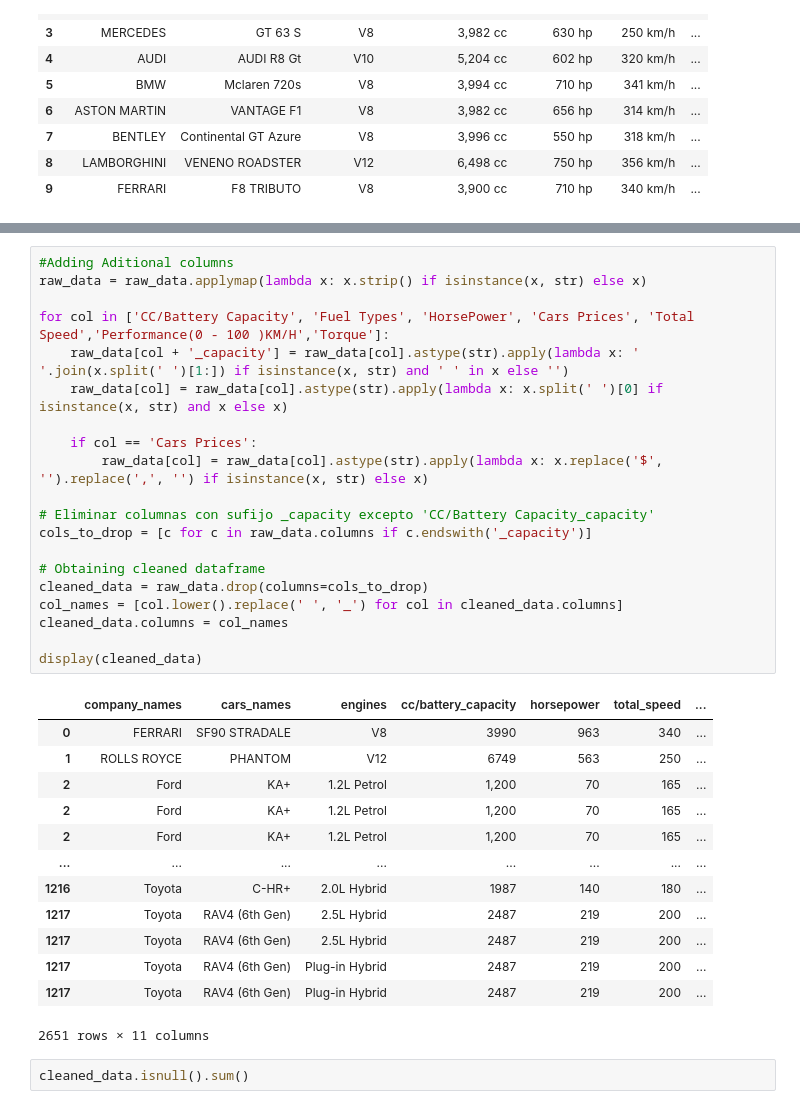
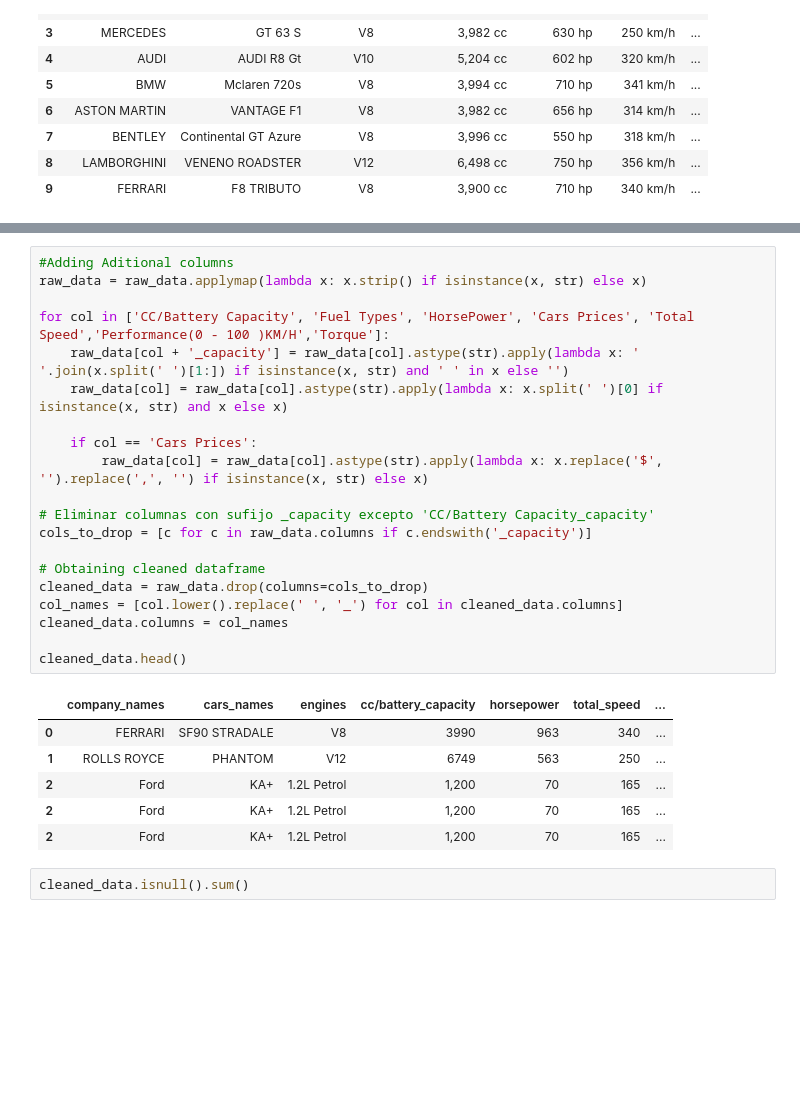
Before and after one commit to JoseSencion020796/Data-Science-Projects, a Jupyter notebook: Notebooks/Car_analysis_notebook.ipynb, the cells around one changed output, grey strips where cells are left out. Cells and saved outputs as stored; diff of their text form; blank space fills up the shorter version.

```diff
--- a/Notebooks/Car_analysis_notebook.ipynb
+++ b/Notebooks/Car_analysis_notebook.ipynb
@@ -73,37 +70,30 @@ raw_data.head(10)
 # %%
 #Adding Aditional columns
 raw_data = raw_data.applymap(lambda x: x.strip() if isinstance(x, str) else x)
 
 for col in ['CC/Battery Capacity', 'Fuel Types', 'HorsePower', 'Cars Prices', 'Total Speed','Performance(0 - 100 )KM/H','Torque']:
     raw_data[col + '_capacity'] = raw_data[col].astype(str).apply(lambda x: ' '.join(x.split(' ')[1:]) if isinstance(x, str) and ' ' in x else '')
     raw_data[col] = raw_data[col].astype(str).apply(lambda x: x.split(' ')[0] if isinstance(x, str) and x else x)
 
     if col == 'Cars Prices':
         raw_data[col] = raw_data[col].astype(str).apply(lambda x: x.replace('$', '').replace(',', '') if isinstance(x, str) else x)
 
 # Eliminar columnas con sufijo _capacity excepto 'CC/Battery Capacity_capacity'
 cols_to_drop = [c for c in raw_data.columns if c.endswith('_capacity')]
 
 # Obtaining cleaned dataframe
 cleaned_data = raw_data.drop(columns=cols_to_drop)
 col_names = [col.lower().replace(' ', '_') for col in cleaned_data.columns]
 cleaned_data.columns = col_names
 
-display(cleaned_data)
+cleaned_data.head()
 # %% [output]
 |  | company_names | cars_names | engines | cc/battery_capacity | horsepower | total_speed | ... |
 | 0 | FERRARI | SF90 STRADALE | V8 | 3990 | 963 | 340 | ... |
 | 1 | ROLLS ROYCE | PHANTOM | V12 | 6749 | 563 | 250 | ... |
 | 2 | Ford | KA+ | 1.2L Petrol | 1,200 | 70 | 165 | ... |
 | 2 | Ford | KA+ | 1.2L Petrol | 1,200 | 70 | 165 | ... |
 | 2 | Ford | KA+ | 1.2L Petrol | 1,200 | 70 | 165 | ... |
-| ... | ... | ... | ... | ... | ... | ... | ... |
-| 1216 | Toyota | C-HR+ | 2.0L Hybrid | 1987 | 140 | 180 | ... |
-| 1217 | Toyota | RAV4 (6th Gen) | 2.5L Hybrid | 2487 | 219 | 200 | ... |
-| 1217 | Toyota | RAV4 (6th Gen) | 2.5L Hybrid | 2487 | 219 | 200 | ... |
-| 1217 | Toyota | RAV4 (6th Gen) | Plug-in Hybrid | 2487 | 219 | 200 | ... |
-| 1217 | Toyota | RAV4 (6th Gen) | Plug-in Hybrid | 2487 | 219 | 200 | ... |
-2651 rows × 11 columns
 # %%
 cleaned_data.isnull().sum()
 # %% [output]
```
Also changed, not shown: parts of 10 cells of this notebook.
